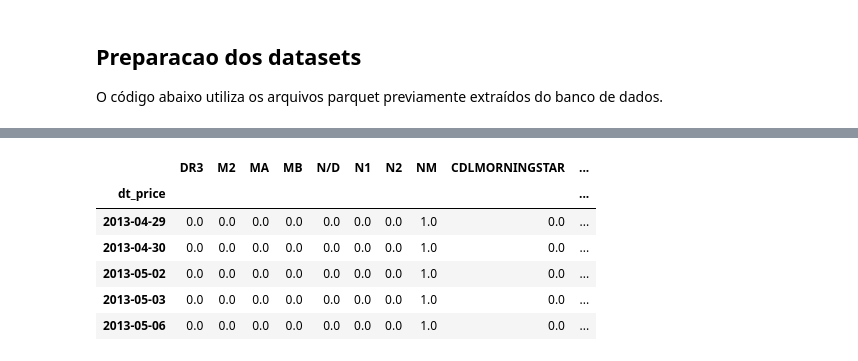
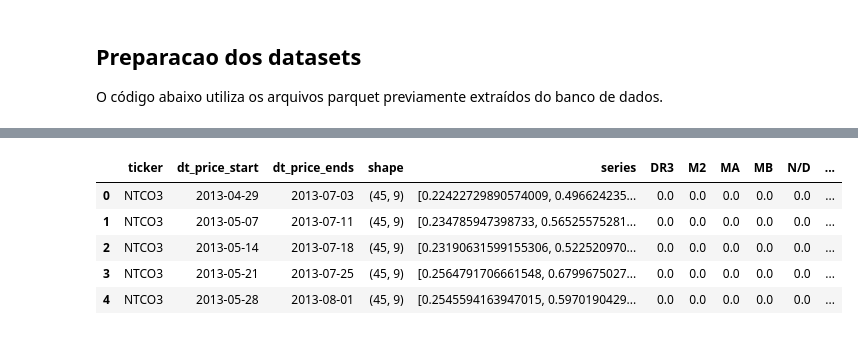
Before and after one commit to secretaria-ICA/proj_final_bimaster, a Jupyter notebook: final_dataset.ipynb, the cells around one changed output, grey strips where cells are left out. Cells and saved outputs as stored; diff of their text form; code cells hidden in the pictures.

```diff
--- a/final_dataset.ipynb
+++ b/final_dataset.ipynb
@@ -152,12 +139,9 @@ Calculating ROC...
-# %%
-df_tech[signal_cols].shape, len(signal_cols), df_tech.shape
-# [*df_tech[['DR3', 'M2', 'MA', 'MB', 'N/D', 'N1', 'N2', 'NM']].iloc[5].values]
-df_tech[signal_cols].head()
-# %% [output]
-|  | DR3 | M2 | MA | MB | N/D | N1 | N2 | NM | CDLMORNINGSTAR | ... |
-| dt_price |  |  |  |  |  |  |  |  |  | ... |
-| 2013-04-29 | 0.0 | 0.0 | 0.0 | 0.0 | 0.0 | 0.0 | 0.0 | 1.0 | 0.0 | ... |
-| 2013-04-30 | 0.0 | 0.0 | 0.0 | 0.0 | 0.0 | 0.0 | 0.0 | 1.0 | 0.0 | ... |
-| 2013-05-02 | 0.0 | 0.0 | 0.0 | 0.0 | 0.0 | 0.0 | 0.0 | 1.0 | 0.0 | ... |
-| 2013-05-03 | 0.0 | 0.0 | 0.0 | 0.0 | 0.0 | 0.0 | 0.0 | 1.0 | 0.0 | ... |
-| 2013-05-06 | 0.0 | 0.0 | 0.0 | 0.0 | 0.0 | 0.0 | 0.0 | 1.0 | 0.0 | ... |
+# %%
+df_model.head()
+# %% [output]
+|  | ticker | dt_price_start | dt_price_ends | shape | series | DR3 | M2 | MA | MB | N/D | ... |
+| 0 | NTCO3 | 2013-04-29 | 2013-07-03 | (45, 9) | [0.22422729890574009, 0.496624235... | 0.0 | 0.0 | 0.0 | 0.0 | 0.0 | ... |
+| 1 | NTCO3 | 2013-05-07 | 2013-07-11 | (45, 9) | [0.234785947398733, 0.56525575281... | 0.0 | 0.0 | 0.0 | 0.0 | 0.0 | ... |
+| 2 | NTCO3 | 2013-05-14 | 2013-07-18 | (45, 9) | [0.23190631599155306, 0.522520970... | 0.0 | 0.0 | 0.0 | 0.0 | 0.0 | ... |
+| 3 | NTCO3 | 2013-05-21 | 2013-07-25 | (45, 9) | [0.2564791706661548, 0.6799675027... | 0.0 | 0.0 | 0.0 | 0.0 | 0.0 | ... |
+| 4 | NTCO3 | 2013-05-28 | 2013-08-01 | (45, 9) | [0.2545594163947015, 0.5970190429... | 0.0 | 0.0 | 0.0 | 0.0 | 0.0 | ... |
```
Also changed, not shown: parts of 10 cells of this notebook, 5 other files.
